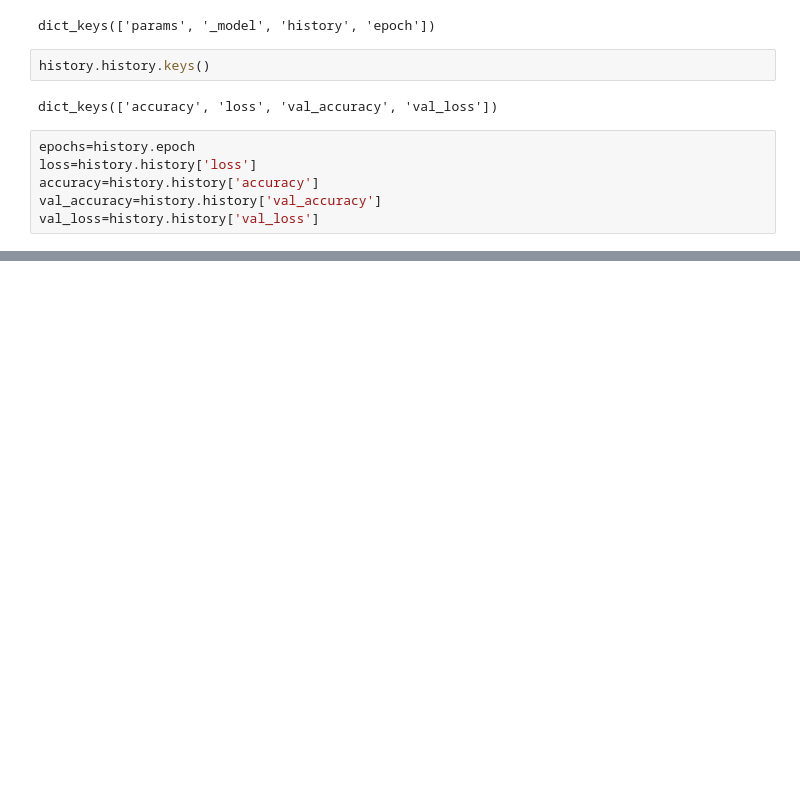
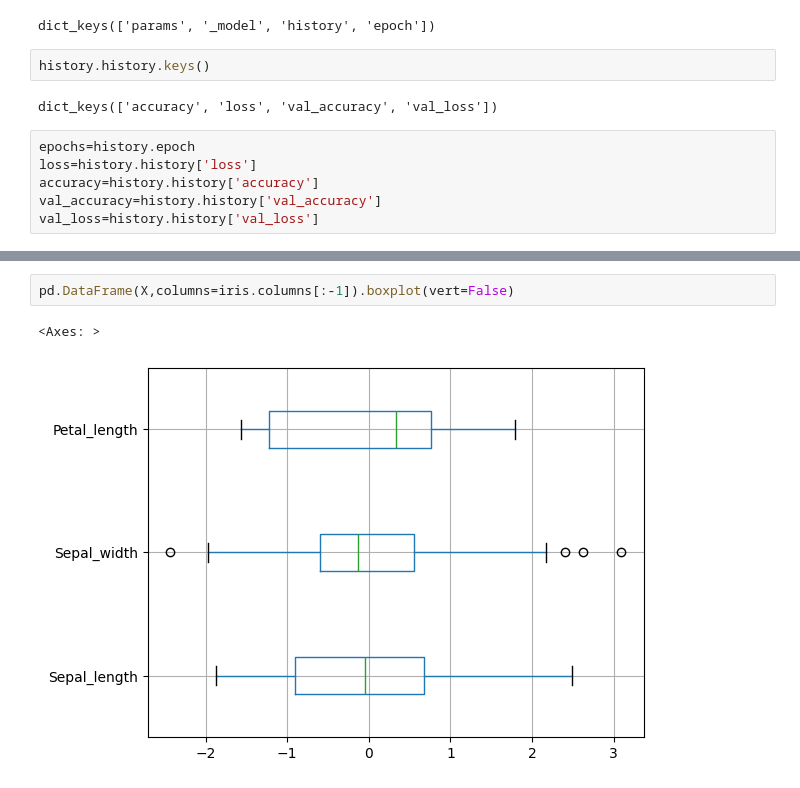
Before and after one commit to Jayaprakash1710/Module-20-Neural-Networks, a Jupyter notebook: Lec_6_Tensorflow_and_Keras_1.ipynb, the cells around one changed output, grey strips where cells are left out. Cells and saved outputs as stored; diff of their text form; blank space fills up the shorter version.

```diff
--- a/Lec_6_Tensorflow_and_Keras_1.ipynb
+++ b/Lec_6_Tensorflow_and_Keras_1.ipynb
@@ -518,0 +562,5 @@ plt.show()
+# %%
+pd.DataFrame(X,columns=iris.columns[:-1]).boxplot(vert=False)
+# %% [output]
+<Axes: >
+[figure, added]
```
Also changed, not shown: parts of 20 cells of this notebook.
